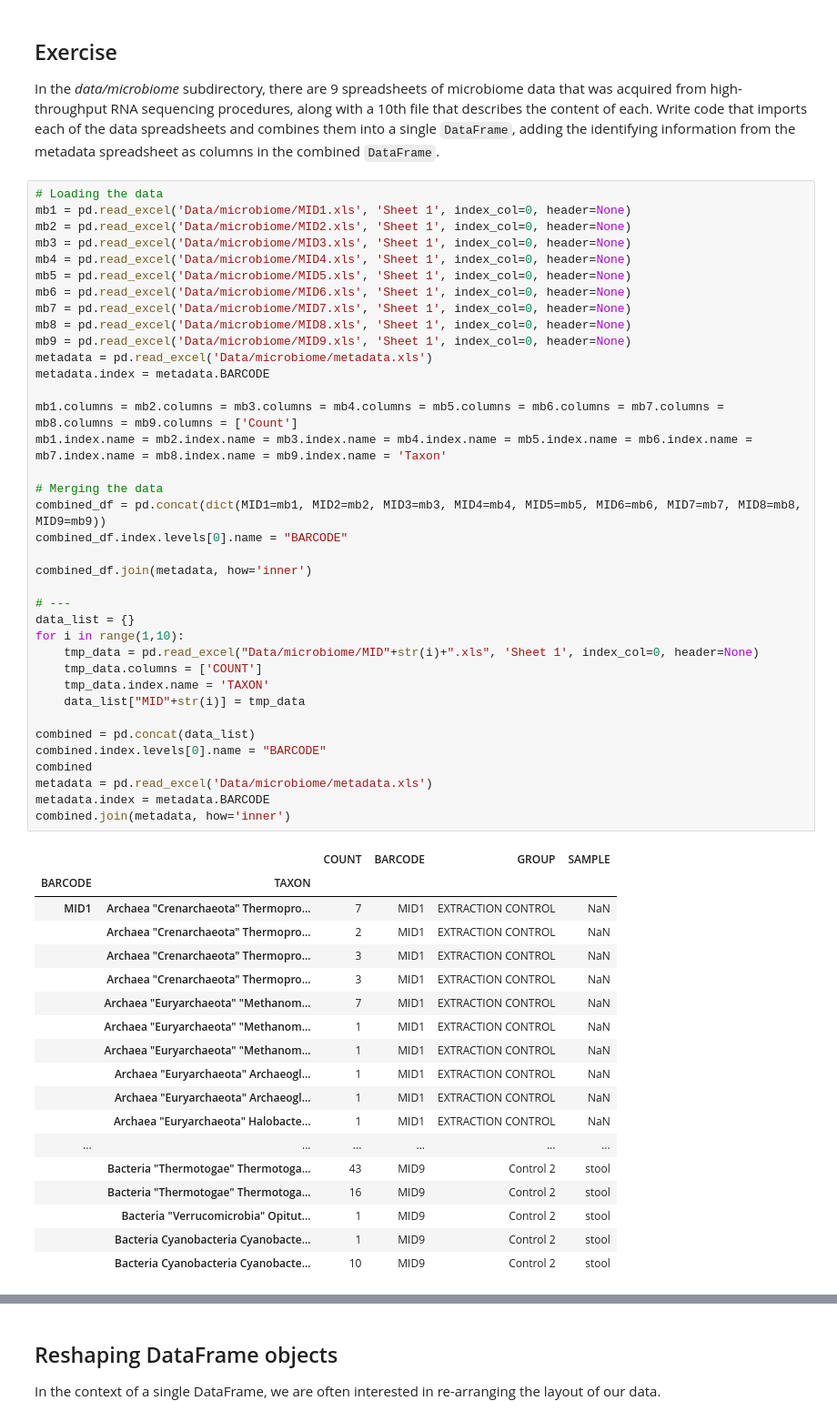
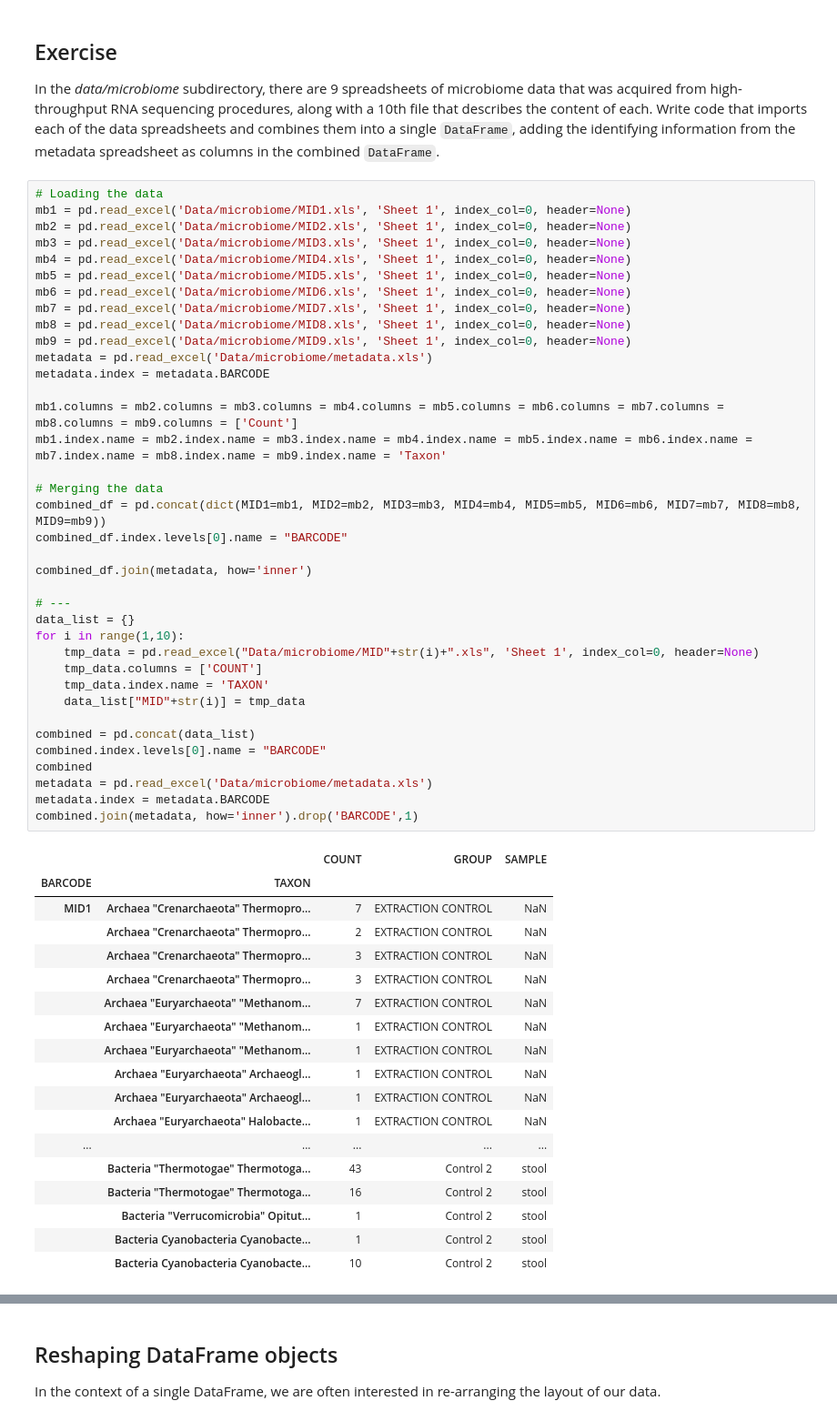
Before and after one commit to lfkrapp/literate-pancake, a Jupyter notebook: 01 - Pandas and Data Wrangling/Apolline - Data Wrangling with Pandas.ipynb, the cells around one changed output, grey strips where cells are left out. Shown at 91% size. Saved outputs shown, nothing was run; the diff lists cells and outputs as text.

```diff
--- a/01 - Pandas and Data Wrangling/Apolline - Data Wrangling with Pandas.ipynb
+++ b/01 - Pandas and Data Wrangling/Apolline - Data Wrangling with Pandas.ipynb
@@ -564,49 +564,49 @@ mb5 = pd.read_excel('Data/microbiome/MID5.xls', 'Sheet 1', index_col=0, header=N
 mb6 = pd.read_excel('Data/microbiome/MID6.xls', 'Sheet 1', index_col=0, header=None)
 mb7 = pd.read_excel('Data/microbiome/MID7.xls', 'Sheet 1', index_col=0, header=None)
 mb8 = pd.read_excel('Data/microbiome/MID8.xls', 'Sheet 1', index_col=0, header=None)
 mb9 = pd.read_excel('Data/microbiome/MID9.xls', 'Sheet 1', index_col=0, header=None)
 metadata = pd.read_excel('Data/microbiome/metadata.xls')
 metadata.index = metadata.BARCODE
 
 mb1.columns = mb2.columns = mb3.columns = mb4.columns = mb5.columns = mb6.columns = mb7.columns = mb8.columns = mb9.columns = ['Count']
 mb1.index.name = mb2.index.name = mb3.index.name = mb4.index.name = mb5.index.name = mb6.index.name = mb7.index.name = mb8.index.name = mb9.index.name = 'Taxon'
 
 # Merging the data
 combined_df = pd.concat(dict(MID1=mb1, MID2=mb2, MID3=mb3, MID4=mb4, MID5=mb5, MID6=mb6, MID7=mb7, MID8=mb8, MID9=mb9))
 combined_df.index.levels[0].name = "BARCODE"
 
 combined_df.join(metadata, how='inner')
 
 # ---
 data_list = {}
 for i in range(1,10):
     tmp_data = pd.read_excel("Data/microbiome/MID"+str(i)+".xls", 'Sheet 1', index_col=0, header=None)
     tmp_data.columns = ['COUNT']
     tmp_data.index.name = 'TAXON'
     data_list["MID"+str(i)] = tmp_data
 
 combined = pd.concat(data_list)
 combined.index.levels[0].name = "BARCODE"
 combined
 metadata = pd.read_excel('Data/microbiome/metadata.xls')
 metadata.index = metadata.BARCODE
-combined.join(metadata, how='inner')
+combined.join(metadata, how='inner').drop('BARCODE',1)
 # %% [output]
-|  |  | COUNT | BARCODE | GROUP | SAMPLE |
-| BARCODE | TAXON |  |  |  |  |
-| MID1 | Archaea "Crenarchaeota" Thermopro... | 7 | MID1 | EXTRACTION CONTROL | NaN |
-|  | Archaea "Crenarchaeota" Thermopro... | 2 | MID1 | EXTRACTION CONTROL | NaN |
-|  | Archaea "Crenarchaeota" Thermopro... | 3 | MID1 | EXTRACTION CONTROL | NaN |
-|  | Archaea "Crenarchaeota" Thermopro... | 3 | MID1 | EXTRACTION CONTROL | NaN |
-|  | Archaea "Euryarchaeota" "Methanom... | 7 | MID1 | EXTRACTION CONTROL | NaN |
-|  | Archaea "Euryarchaeota" "Methanom... | 1 | MID1 | EXTRACTION CONTROL | NaN |
-|  | Archaea "Euryarchaeota" "Methanom... | 1 | MID1 | EXTRACTION CONTROL | NaN |
-|  | Archaea "Euryarchaeota" Archaeogl... | 1 | MID1 | EXTRACTION CONTROL | NaN |
-|  | Archaea "Euryarchaeota" Archaeogl... | 1 | MID1 | EXTRACTION CONTROL | NaN |
-|  | Archaea "Euryarchaeota" Halobacte... | 1 | MID1 | EXTRACTION CONTROL | NaN |
-| ... | ... | ... | ... | ... | ... |
-|  | Bacteria "Thermotogae" Thermotoga... | 43 | MID9 | Control 2 | stool |
-|  | Bacteria "Thermotogae" Thermotoga... | 16 | MID9 | Control 2 | stool |
-|  | Bacteria "Verrucomicrobia" Opitut... | 1 | MID9 | Control 2 | stool |
-|  | Bacteria Cyanobacteria Cyanobacte... | 1 | MID9 | Control 2 | stool |
-|  | Bacteria Cyanobacteria Cyanobacte... | 10 | MID9 | Control 2 | stool |
+|  |  | COUNT | GROUP | SAMPLE |
+| BARCODE | TAXON |  |  |  |
+| MID1 | Archaea "Crenarchaeota" Thermopro... | 7 | EXTRACTION CONTROL | NaN |
+|  | Archaea "Crenarchaeota" Thermopro... | 2 | EXTRACTION CONTROL | NaN |
+|  | Archaea "Crenarchaeota" Thermopro... | 3 | EXTRACTION CONTROL | NaN |
+|  | Archaea "Crenarchaeota" Thermopro... | 3 | EXTRACTION CONTROL | NaN |
+|  | Archaea "Euryarchaeota" "Methanom... | 7 | EXTRACTION CONTROL | NaN |
+|  | Archaea "Euryarchaeota" "Methanom... | 1 | EXTRACTION CONTROL | NaN |
+|  | Archaea "Euryarchaeota" "Methanom... | 1 | EXTRACTION CONTROL | NaN |
+|  | Archaea "Euryarchaeota" Archaeogl... | 1 | EXTRACTION CONTROL | NaN |
+|  | Archaea "Euryarchaeota" Archaeogl... | 1 | EXTRACTION CONTROL | NaN |
+|  | Archaea "Euryarchaeota" Halobacte... | 1 | EXTRACTION CONTROL | NaN |
+| ... | ... | ... | ... | ... |
+|  | Bacteria "Thermotogae" Thermotoga... | 43 | Control 2 | stool |
+|  | Bacteria "Thermotogae" Thermotoga... | 16 | Control 2 | stool |
+|  | Bacteria "Verrucomicrobia" Opitut... | 1 | Control 2 | stool |
+|  | Bacteria Cyanobacteria Cyanobacte... | 1 | Control 2 | stool |
+|  | Bacteria Cyanobacteria Cyanobacte... | 10 | Control 2 | stool |
```
Also changed, not shown: parts of 1 cell of this notebook.
